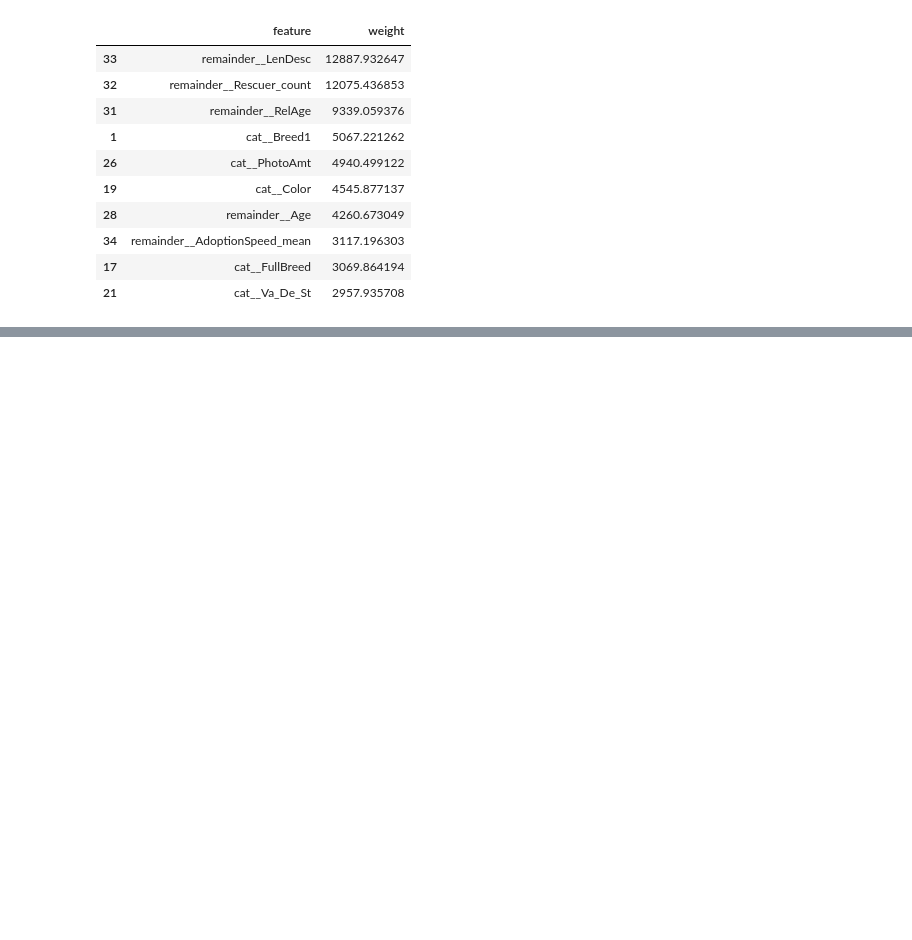
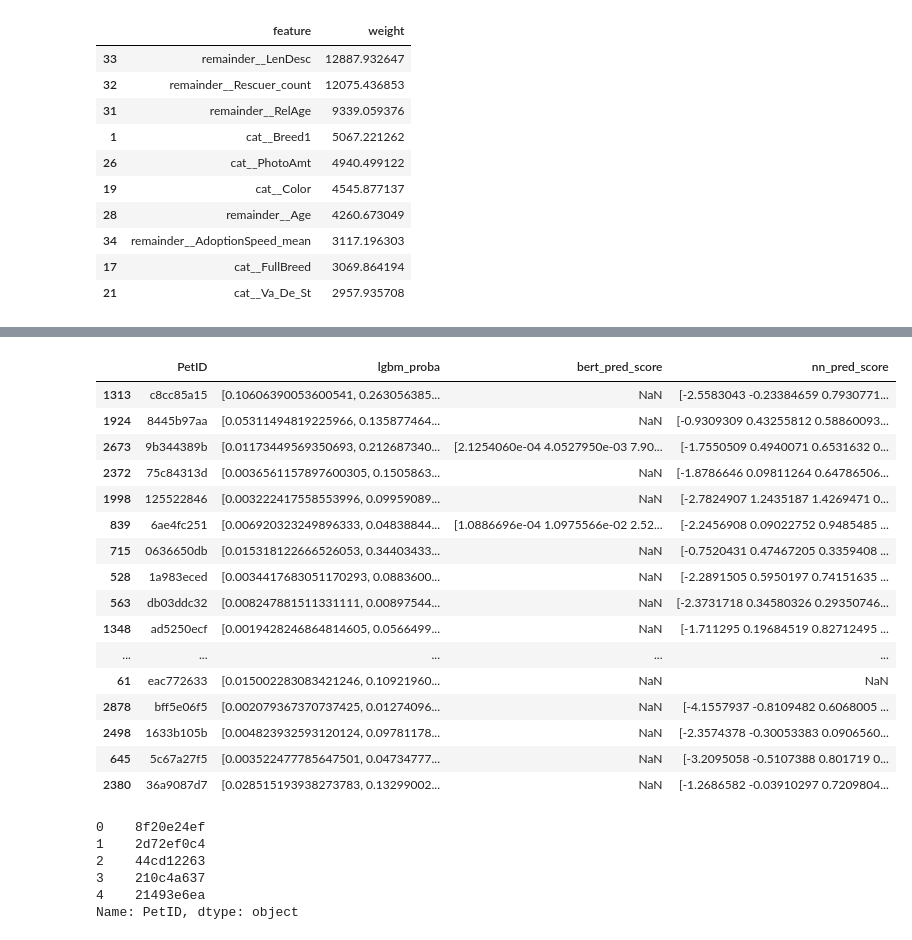
Before and after one commit to Gee1818/LaboII, a Jupyter notebook: srs/001_workflow_20240810.ipynb, the cells around one changed output, grey strips where cells are left out. Saved outputs shown, nothing was run; the diff lists cells and outputs as text; code cells hidden in the pictures; blank space fills up the shorter version.

```diff
--- a/srs/001_workflow_20240810.ipynb
+++ b/srs/001_workflow_20240810.ipynb
@@ -544,0 +529,6 @@ feature_importance.sort_values('weight', ascending=False).head(20)
+# %%
+nn_proba = pd.read_csv(os.path.join(BASE_DIR, "resultados_nn_bert/ge-ResNet-20240921.csv"))
+nn_proba = nn_proba[['PetID', 'pred']]
+
+bert_proba = pd.read_csv(os.path.join(BASE_DIR, "resultados_nn_bert/test_06 Bert_1.0_7.csv"))
+bert_proba = bert_proba[['PetID', 'pred']]
@@ -544,0 +541,35 @@ feature_importance.sort_values('weight', ascending=False).head(20)
+# %%
+lgb_proba_df = pd.DataFrame({'PetID': X_val_id,
+                            'lgbm_proba': lgb_proba.tolist()})
+
+all_proba = lgb_proba_df.merge(bert_proba[['PetID', 'pred']].rename({'pred':'bert_pred_score'},axis=1),
+                  on='PetID', how='left').merge(nn_proba[['PetID', 'pred']].rename({'pred':'nn_pred_score'},axis=1), on='PetID', how='left')
+# %%
+all_proba.sample(20)
+# %% [output]
+|  | PetID | lgbm_proba | bert_pred_score | nn_pred_score |
+| 1313 | c8cc85a15 | [0.10606390053600541, 0.263056385... | NaN | [-2.5583043 -0.23384659 0.7930771... |
+| 1924 | 8445b97aa | [0.05311494819225966, 0.135877464... | NaN | [-0.9309309 0.43255812 0.58860093... |
+| 2673 | 9b344389b | [0.01173449569350693, 0.212687340... | [2.1254060e-04 4.0527950e-03 7.90... | [-1.7550509 0.4940071 0.6531632 0... |
+| 2372 | 75c84313d | [0.0036561157897600305, 0.1505863... | NaN | [-1.8786646 0.09811264 0.64786506... |
+| 1998 | 125522846 | [0.003222417558553996, 0.09959089... | NaN | [-2.7824907 1.2435187 1.4269471 0... |
+| 839 | 6ae4fc251 | [0.006920323249896333, 0.04838844... | [1.0886696e-04 1.0975566e-02 2.52... | [-2.2456908 0.09022752 0.9485485 ... |
+| 715 | 0636650db | [0.015318122666526053, 0.34403433... | NaN | [-0.7520431 0.47467205 0.3359408 ... |
+| 528 | 1a983eced | [0.0034417683051170293, 0.0883600... | NaN | [-2.2891505 0.5950197 0.74151635 ... |
+| 563 | db03ddc32 | [0.008247881511331111, 0.00897544... | NaN | [-2.3731718 0.34580326 0.29350746... |
+| 1348 | ad5250ecf | [0.0019428246864814605, 0.0566499... | NaN | [-1.711295 0.19684519 0.82712495 ... |
+| ... | ... | ... | ... | ... |
+| 61 | eac772633 | [0.015002283083421246, 0.10921960... | NaN | NaN |
+| 2878 | bff5e06f5 | [0.002079367370737425, 0.01274096... | NaN | [-4.1557937 -0.8109482 0.6068005 ... |
+| 2498 | 1633b105b | [0.004823932593120124, 0.09781178... | NaN | [-2.3574378 -0.30053383 0.0906560... |
+| 645 | 5c67a27f5 | [0.003522477785647501, 0.04734777... | NaN | [-3.2095058 -0.5107388 0.801719 0... |
+| 2380 | 36a9087d7 | [0.028515193938273783, 0.13299002... | NaN | [-1.2686582 -0.03910297 0.7209804... |
+# %%
+X_val_id.head()
+# %% [output]
+0    8f20e24ef
+1    2d72ef0c4
+2    44cd12263
+3    210c4a637
+4    21493e6ea
+Name: PetID, dtype: object
```
Also changed, not shown: parts of 16 cells of this notebook.
